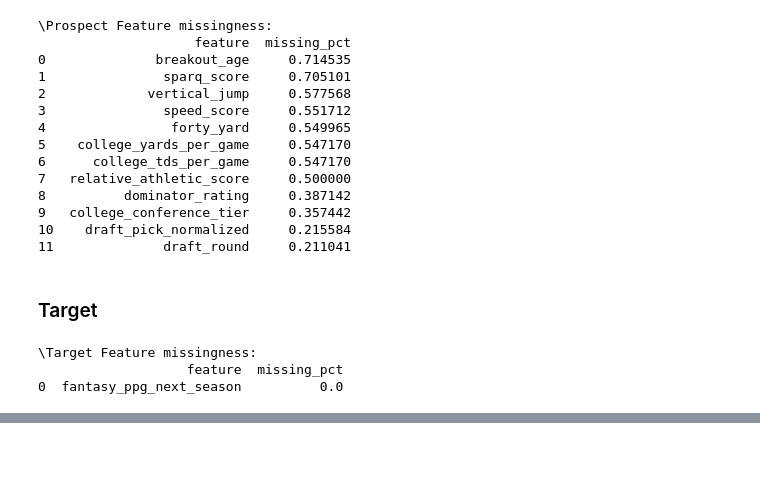
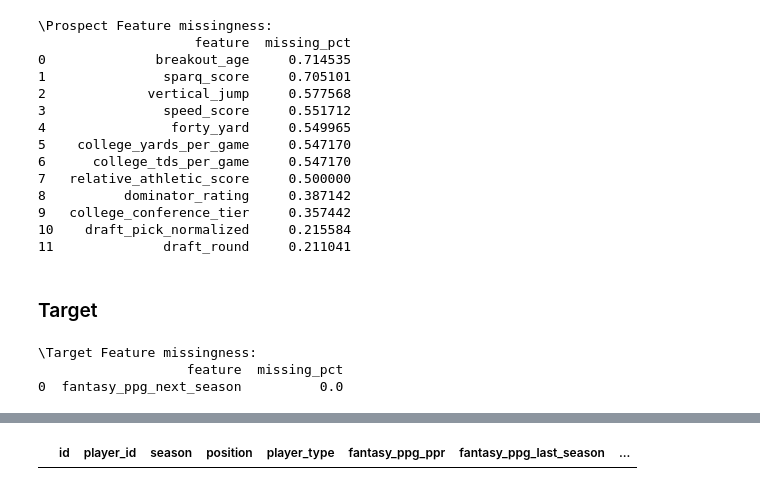
Before and after one commit to sandeeptiwari6/dynasty-ai-engine, a Jupyter notebook: notebooks/02_models.ipynb, the cells around one changed output, grey strips where cells are left out. Drawn from its saved outputs; the diff is of its cells as text; code cells hidden in the pictures; blank space fills up the shorter version.

```diff
--- a/notebooks/02_models.ipynb
+++ b/notebooks/02_models.ipynb
@@ -405,0 +700,4 @@ dtype: float64
+# %%
+df_all[df_all["season"].isna()]
+# %% [output]
+|  | id | player_id | season | position | player_type | fantasy_ppg_ppr | fantasy_ppg_last_season | ... |
```
Also changed, not shown: parts of 22 cells of this notebook, 19 other files.
